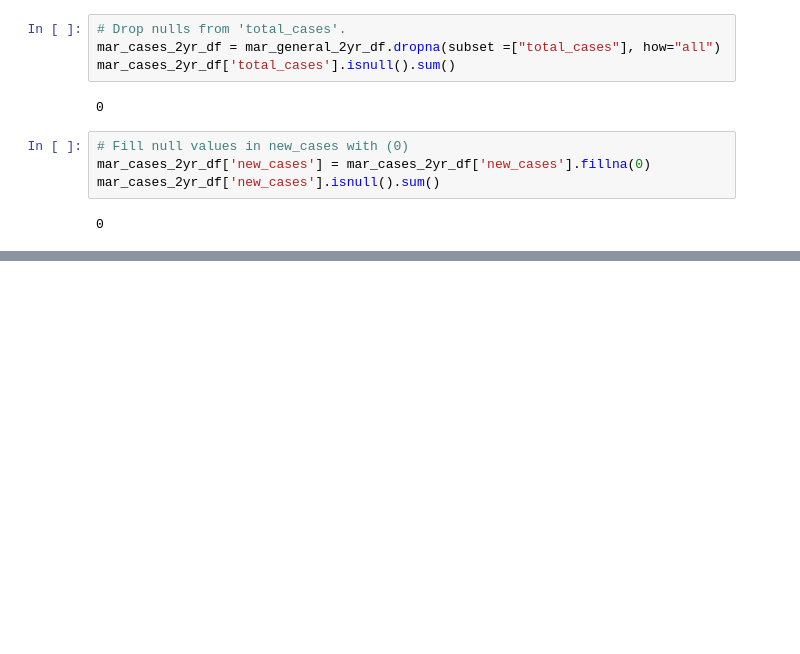
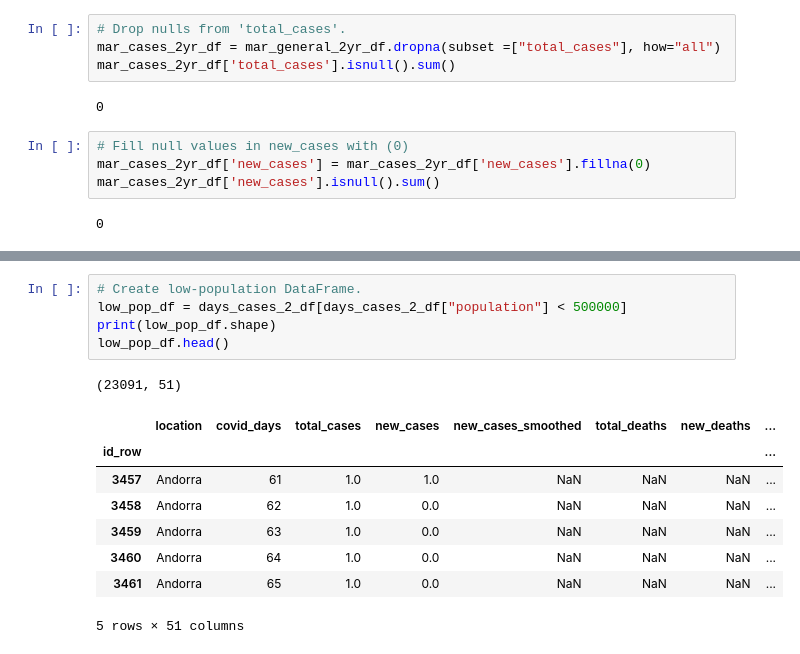
Before and after one commit to Magzzie/COVID-19_Analysis, a Jupyter notebook: COVID-19_Analysis_DB.ipynb, the cells around one changed output, grey strips where cells are left out. Drawn from its saved outputs; the diff is of its cells as text; blank space fills up the shorter version.

Commit message:
Updating code: feature engineering, population split.

```diff
--- a/COVID-19_Analysis_DB.ipynb
+++ b/COVID-19_Analysis_DB.ipynb
@@ -763,0 +776,15 @@ days_cases_2_df.head()
+# %%
+# Create low-population DataFrame.
+low_pop_df = days_cases_2_df[days_cases_2_df["population"] < 500000]
+print(low_pop_df.shape)
+low_pop_df.head()
+# %% [output]
+(23091, 51)
+|  | location | covid_days | total_cases | new_cases | new_cases_smoothed | total_deaths | new_deaths | ... |
+| id_row |  |  |  |  |  |  |  | ... |
+| 3457 | Andorra | 61 | 1.0 | 1.0 | NaN | NaN | NaN | ... |
+| 3458 | Andorra | 62 | 1.0 | 0.0 | NaN | NaN | NaN | ... |
+| 3459 | Andorra | 63 | 1.0 | 0.0 | NaN | NaN | NaN | ... |
+| 3460 | Andorra | 64 | 1.0 | 0.0 | NaN | NaN | NaN | ... |
+| 3461 | Andorra | 65 | 1.0 | 0.0 | NaN | NaN | NaN | ... |
+5 rows × 51 columns
```
Also changed, not shown: parts of 60 cells of this notebook.
